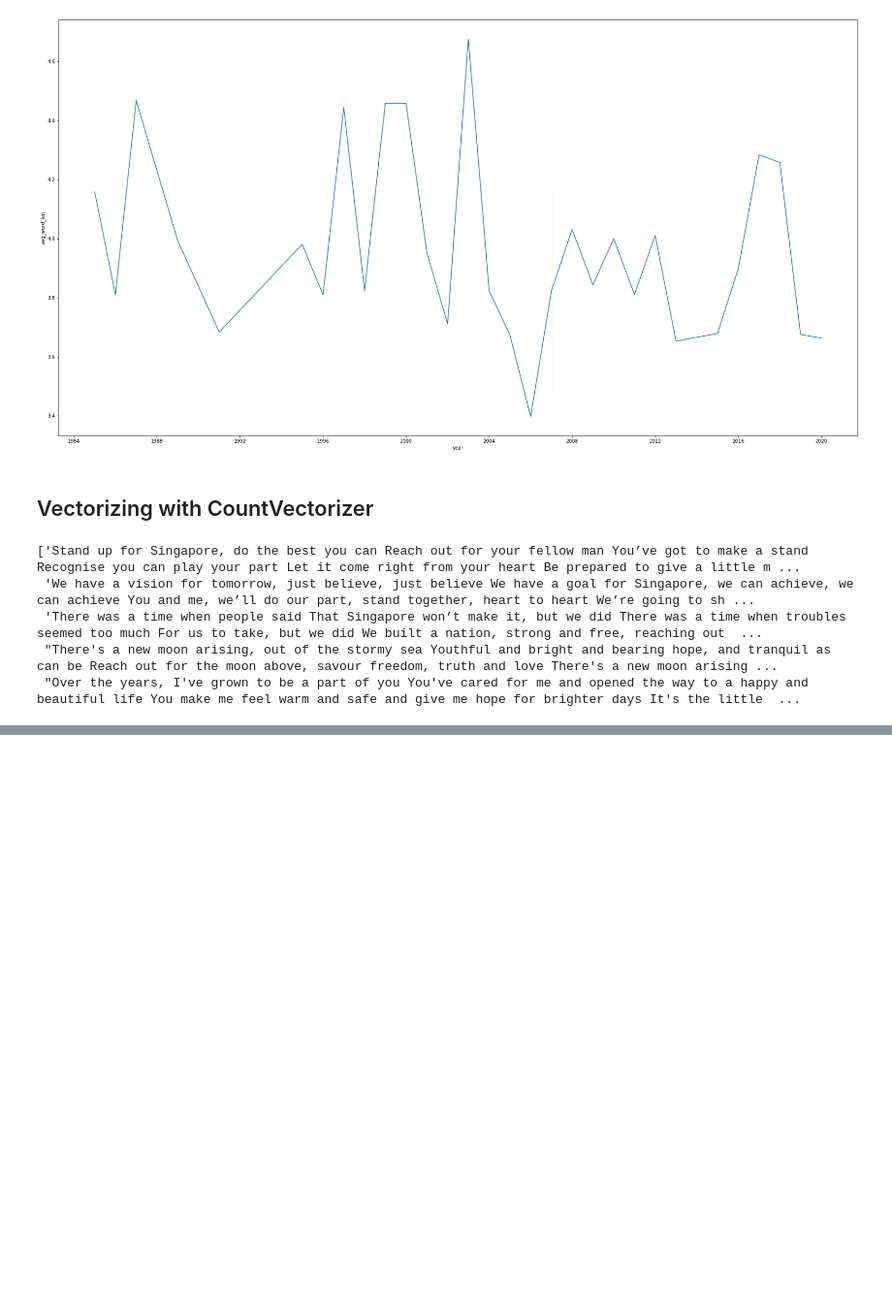
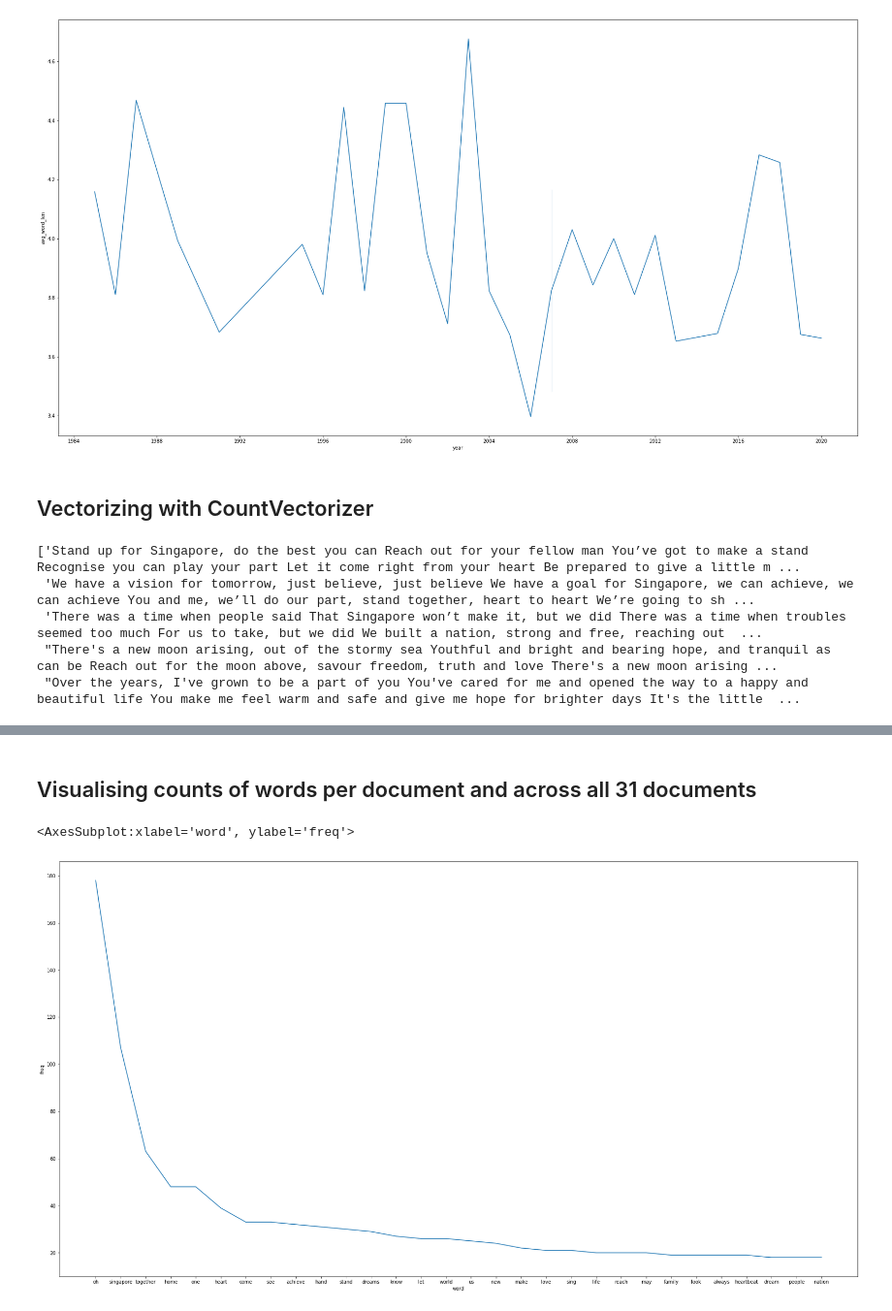
Before and after one commit to TristanKoh/ndp-songs-analysis, a Jupyter notebook: lyrics_eda.ipynb, the cells around one changed output, grey strips where cells are left out. Shown: that part at 97% size. Saved outputs shown, nothing was run; the diff lists cells and outputs as text; code cells hidden in the pictures; blank space fills up the shorter version.

```diff
--- a/lyrics_eda.ipynb
+++ b/lyrics_eda.ipynb
@@ -154,6 +167,6 @@ x
 # %%
 import numpy as np
 # %%
-tf_array = np.asarray(x.sum(axis=0))
+tf_array = np.asarray(dtm.sum(axis=0))
 print(tf_array.shape)
 # %% [output]
@@ -189,0 +174,4 @@ vectorizer.vocabulary_
+# %%
+# Sort vocab dictionary by index
+vocab_dict = vectorizer.vocabulary_
+vocab_dict = dict(sorted(vocab_dict.items(), key = lambda x : x[1]))
@@ -189,0 +193,3 @@ vectorizer.vocabulary_
+# %%
+df_tf = pd.DataFrame(data = {"word" : list(vocab_dict.keys()), "freq" : tf_array[0, ]})
+df_tf.head()
@@ -189,0 +203,3 @@ vectorizer.vocabulary_
+# %%
+df_tf = df_tf.sort_values(by = "freq", ascending=False)
+df_tf.head(10)
@@ -189,0 +218,8 @@ vectorizer.vocabulary_
+# %% [markdown]
+## Visualising counts of words per document and across all 31 documents
+# %%
+# Top 30 words overall
+sns.lineplot(data = df_tf.head(30), x = "word", y = "freq")
+# %% [output]
+<AxesSubplot:xlabel='word', ylabel='freq'>
+[figure, added]
```
Also changed, not shown: parts of 27 cells of this notebook.
